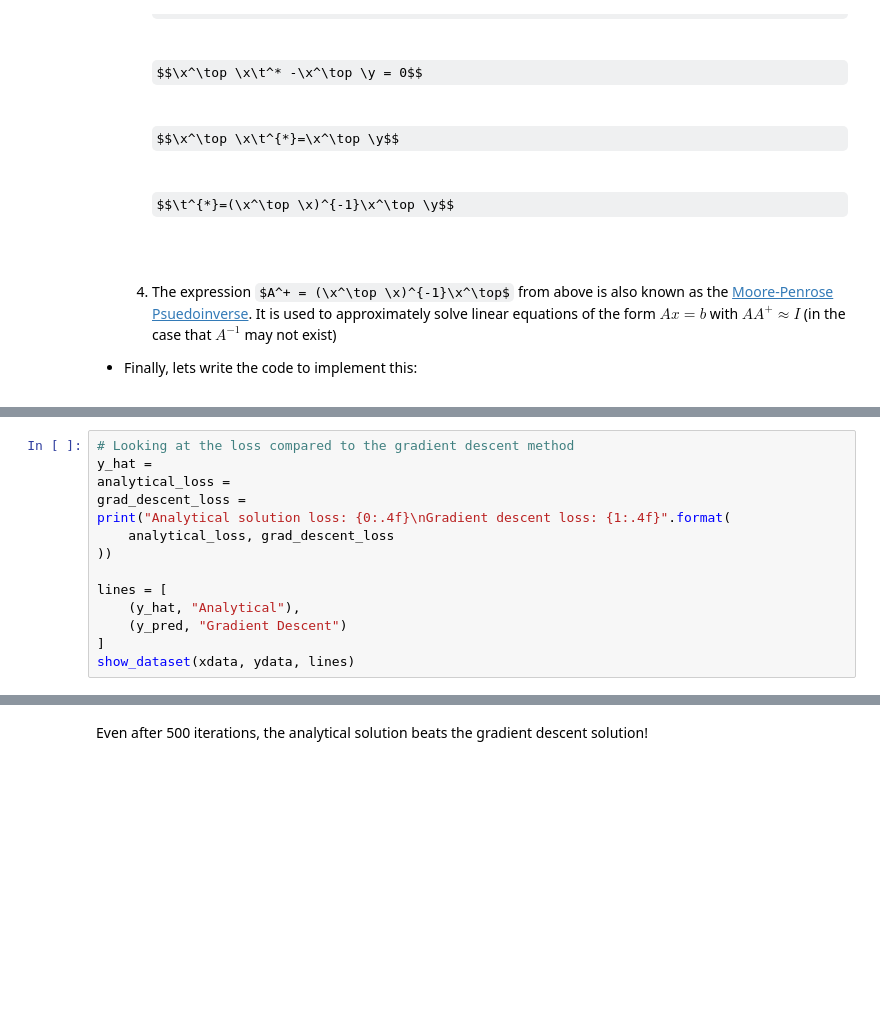
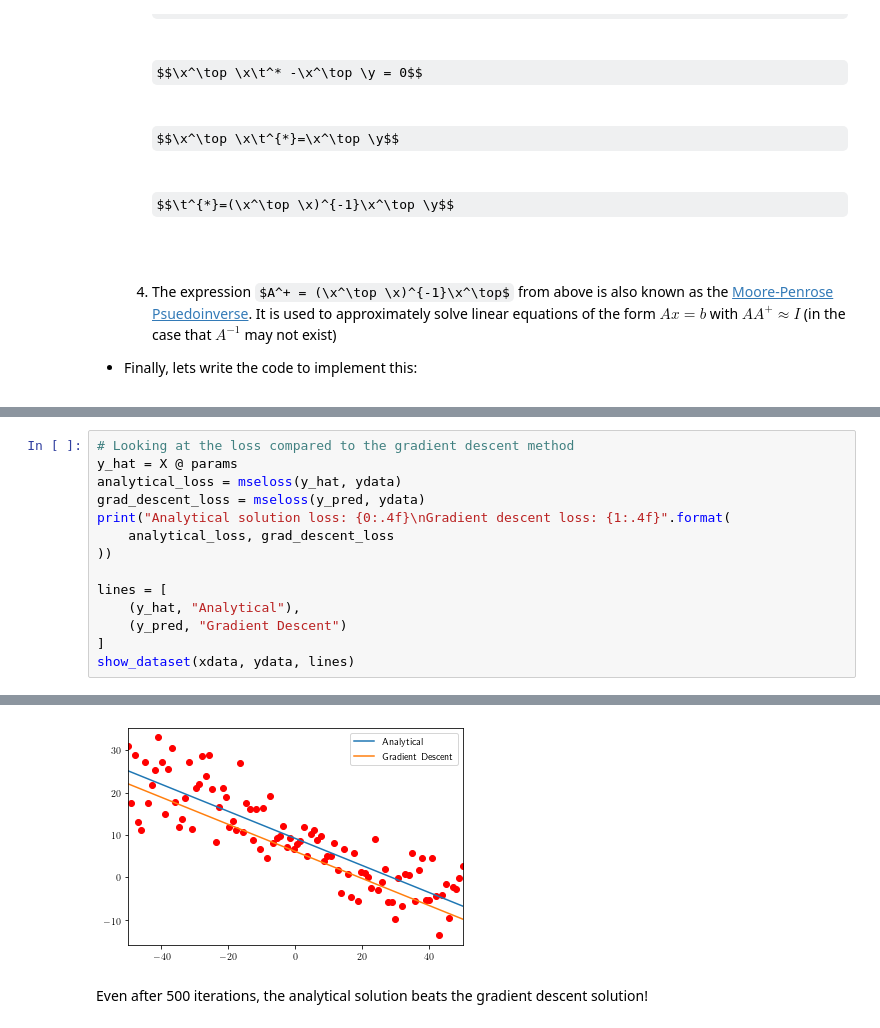
Before and after one commit to jbial/ml-tutorials, a Jupyter notebook: linear_regression/linreg_tutorial.ipynb, the cells around one changed output, grey strips where cells are left out. Saved outputs shown, nothing was run; the diff lists cells and outputs as text; some formulas as TeX source; blank space fills up the shorter version.

```diff
--- a/linear_regression/linreg_tutorial.ipynb
+++ b/linear_regression/linreg_tutorial.ipynb
@@ -160,8 +194,8 @@ y_pred =
 # %%
 # Looking at the loss compared to the gradient descent method
-y_hat =
-analytical_loss =
-grad_descent_loss =
+y_hat = X @ params
+analytical_loss = mseloss(y_hat, ydata)
+grad_descent_loss = mseloss(y_pred, ydata)
 print("Analytical solution loss: {0:.4f}\nGradient descent loss: {1:.4f}".format(
     analytical_loss, grad_descent_loss
 ))
@@ -171,3 +205,4 @@ lines = [
     (y_pred, "Gradient Descent")
 ]
 show_dataset(xdata, ydata, lines)
+# %% [output]
@@ -174,2 +211,3 @@ show_dataset(xdata, ydata, lines)
+[figure, added]
 # %% [markdown]
 Even after 500 iterations, the analytical solution beats the gradient descent solution!
```
Also changed, not shown: parts of 8 cells of this notebook.
